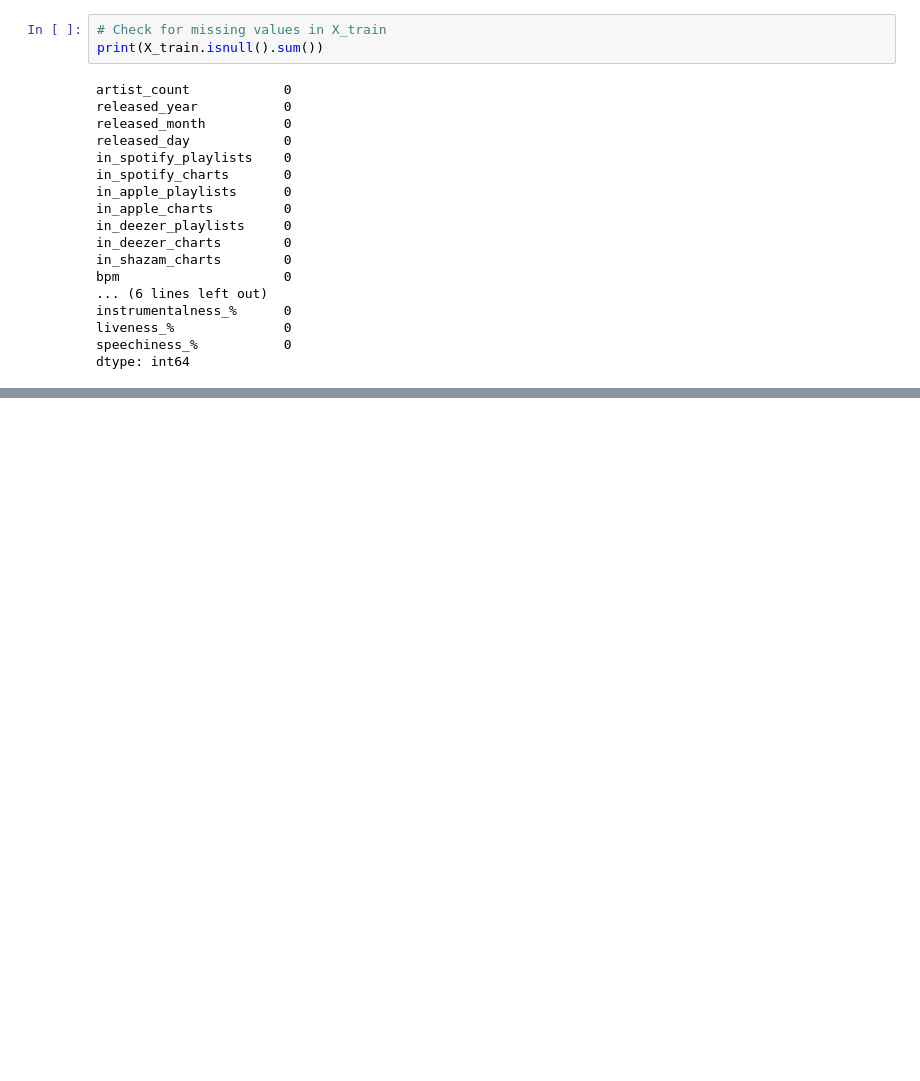
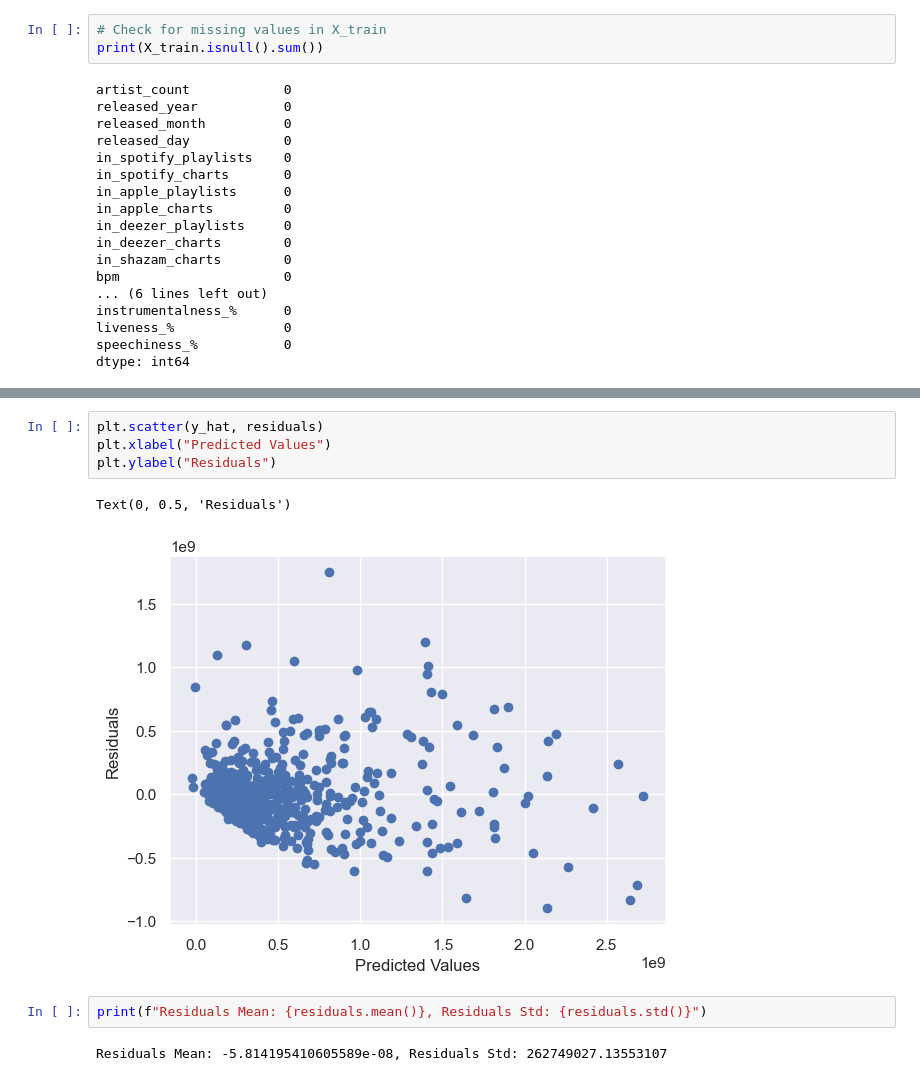
Before and after one commit to SandroSolaqa/MLearnig, a Jupyter notebook: notebook/Untitled.ipynb, the cells around one changed output, grey strips where cells are left out. Cells and saved outputs as stored; diff of their text form; blank space fills up the shorter version.

```diff
--- a/notebook/Untitled.ipynb
+++ b/notebook/Untitled.ipynb
@@ -285,0 +399,11 @@ LinearRegression does not accept missing values encoded as NaN natively. For sup
+# %%
+plt.scatter(y_hat, residuals)
+plt.xlabel("Predicted Values")
+plt.ylabel("Residuals")
+# %% [output]
+Text(0, 0.5, 'Residuals')
+[figure, added]
+# %%
+print(f"Residuals Mean: {residuals.mean()}, Residuals Std: {residuals.std()}")
+# %% [output]
+Residuals Mean: -5.814195410605589e-08, Residuals Std: 262749027.13553107
```
Also changed, not shown: parts of 23 cells of this notebook.
